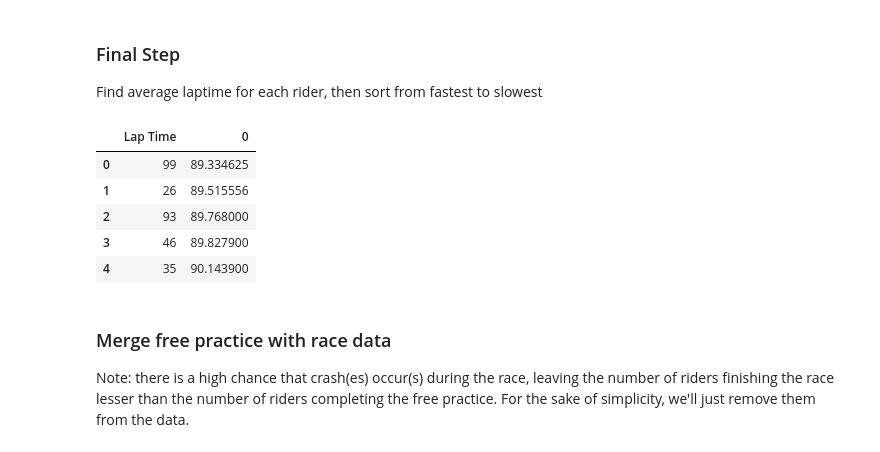
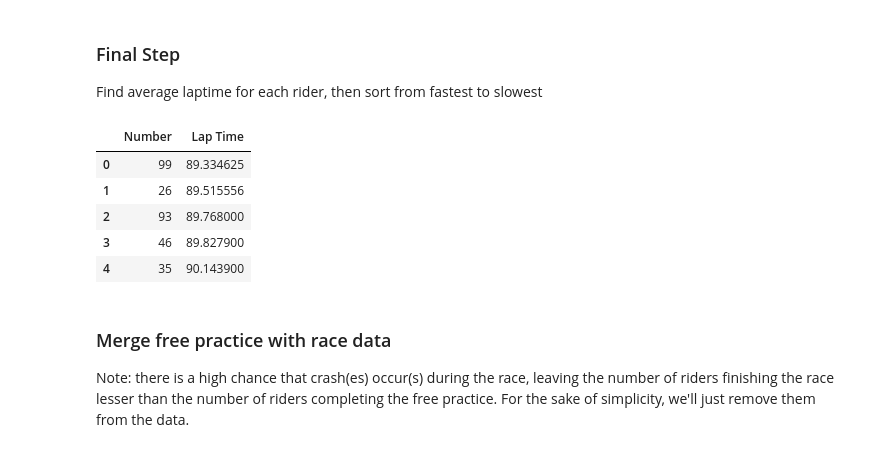
Before and after one commit to aeross/MotoGP-Free-Practice-Analyser, a Jupyter notebook: code/preprocess.ipynb, the cells around one changed output. Cells and saved outputs as stored; diff of their text form; code cells hidden in the pictures.

Commit message:
improved column naming

```diff
--- a/code/preprocess.ipynb
+++ b/code/preprocess.ipynb
@@ -288,9 +288,10 @@ df4.head()
 Find average laptime for each rider, then sort from fastest to slowest
 # %%
 df5 = df4.mean().sort_values().reset_index()
+df5.rename(columns={"Lap Time": "Number", 0: "Lap Time"}, inplace=True)
 df5.head()
 # %% [output]
-|  | Lap Time | 0 |
+|  | Number | Lap Time |
 | 0 | 99 | 89.334625 |
 | 1 | 26 | 89.515556 |
 | 2 | 93 | 89.768000 |
```
Also changed, not shown: parts of 1 cell of this notebook.
